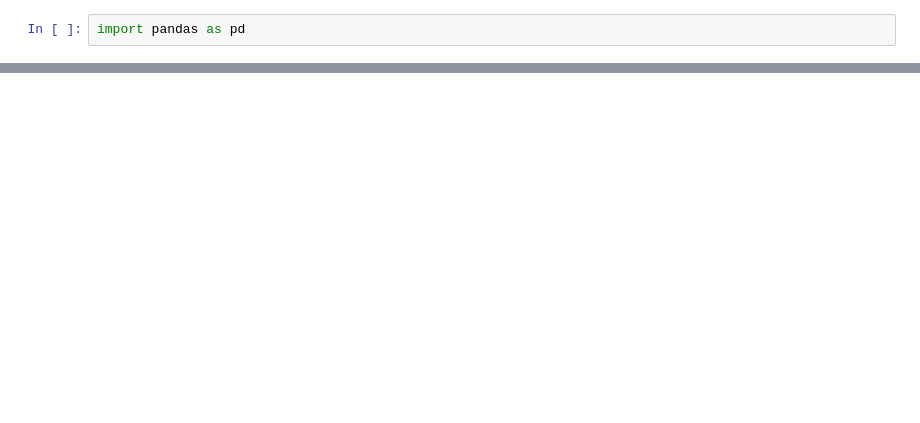
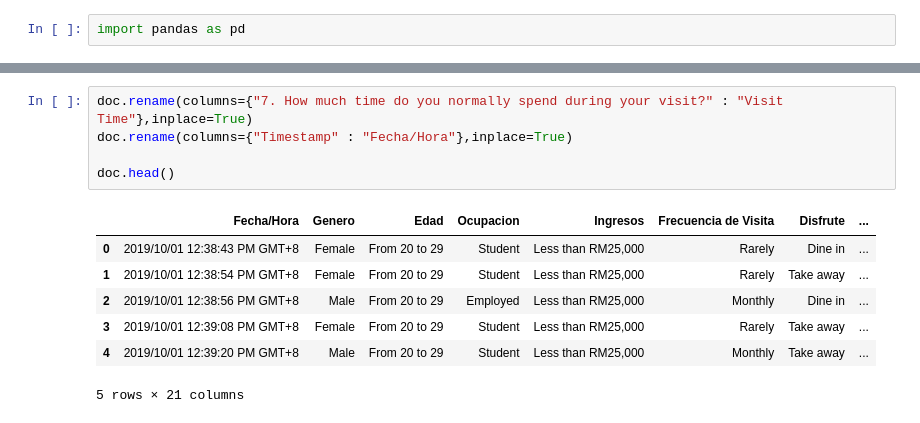
Before and after one commit to AlexanderPereda/proyecto-portafolio, a Jupyter notebook: Notebooks/Analisis_Inicial.ipynb, the cells around one changed output, grey strips where cells are left out. Cells and saved outputs as stored; diff of their text form; blank space fills up the shorter version.

```diff
--- a/Notebooks/Analisis_Inicial.ipynb
+++ b/Notebooks/Analisis_Inicial.ipynb
@@ -18,0 +47,13 @@ pd.read_csv("./../data/Starbucks satisfactory survey.csv")
+# %%
+doc.rename(columns={"7. How much time do you normally spend during your visit?" : "Visit Time"},inplace=True)
+doc.rename(columns={"Timestamp" : "Fecha/Hora"},inplace=True)
+
+doc.head()
+# %% [output]
+|  | Fecha/Hora | Genero | Edad | Ocupacion | Ingresos | Frecuencia de Visita | Disfrute | ... |
+| 0 | 2019/10/01 12:38:43 PM GMT+8 | Female | From 20 to 29 | Student | Less than RM25,000 | Rarely | Dine in | ... |
+| 1 | 2019/10/01 12:38:54 PM GMT+8 | Female | From 20 to 29 | Student | Less than RM25,000 | Rarely | Take away | ... |
+| 2 | 2019/10/01 12:38:56 PM GMT+8 | Male | From 20 to 29 | Employed | Less than RM25,000 | Monthly | Dine in | ... |
+| 3 | 2019/10/01 12:39:08 PM GMT+8 | Female | From 20 to 29 | Student | Less than RM25,000 | Rarely | Take away | ... |
+| 4 | 2019/10/01 12:39:20 PM GMT+8 | Male | From 20 to 29 | Student | Less than RM25,000 | Monthly | Take away | ... |
+5 rows × 21 columns
```
Also changed, not shown: parts of 30 cells of this notebook, 1 other file.
